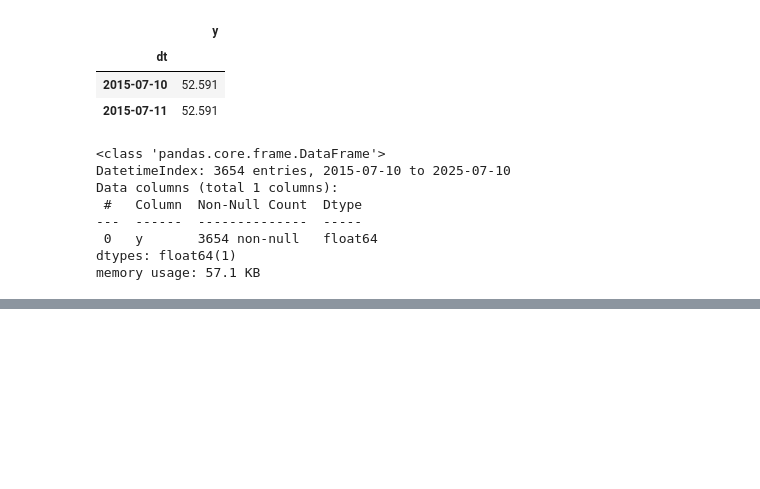
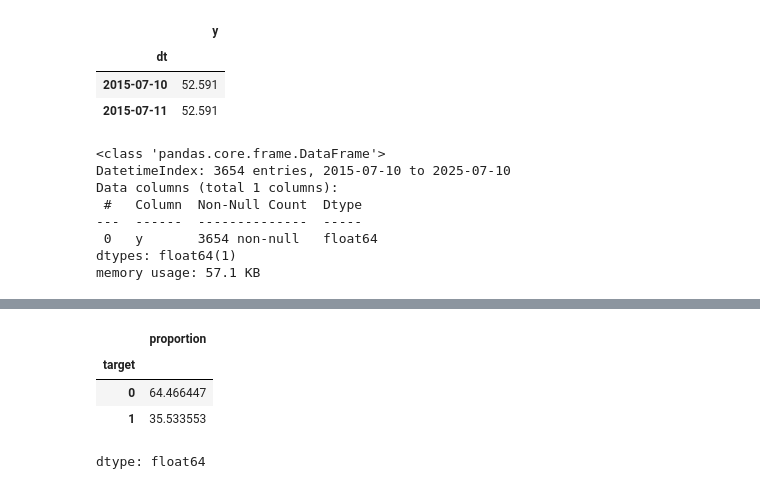
Before and after one commit to CorsiIsa/Tech_Challenge_IBOVESPA, a Jupyter notebook: Tech_IBOV_10_anos.ipynb, the cells around one changed output, grey strips where cells are left out. Drawn from its saved outputs; the diff is of its cells as text; code cells hidden in the pictures; blank space fills up the shorter version.

```diff
--- a/Tech_IBOV_10_anos.ipynb
+++ b/Tech_IBOV_10_anos.ipynb
@@ -415,5 +436,11 @@ df_novo['target'].value_counts()
 # %%
-df_novo['target'].value_counts(normalize=True) * 100
+df5['target'].value_counts(normalize=True) * 100
+# %% [output]
+|  | proportion |
+| target |  |
+| 0 | 64.466447 |
+| 1 | 35.533553 |
+dtype: float64
 # %%
 # Treinar modelo com pesos balanceados
 modelo = RandomForestClassifier(class_weight='balanced', random_state=42)
```
Also changed, not shown: parts of 4 cells of this notebook.
